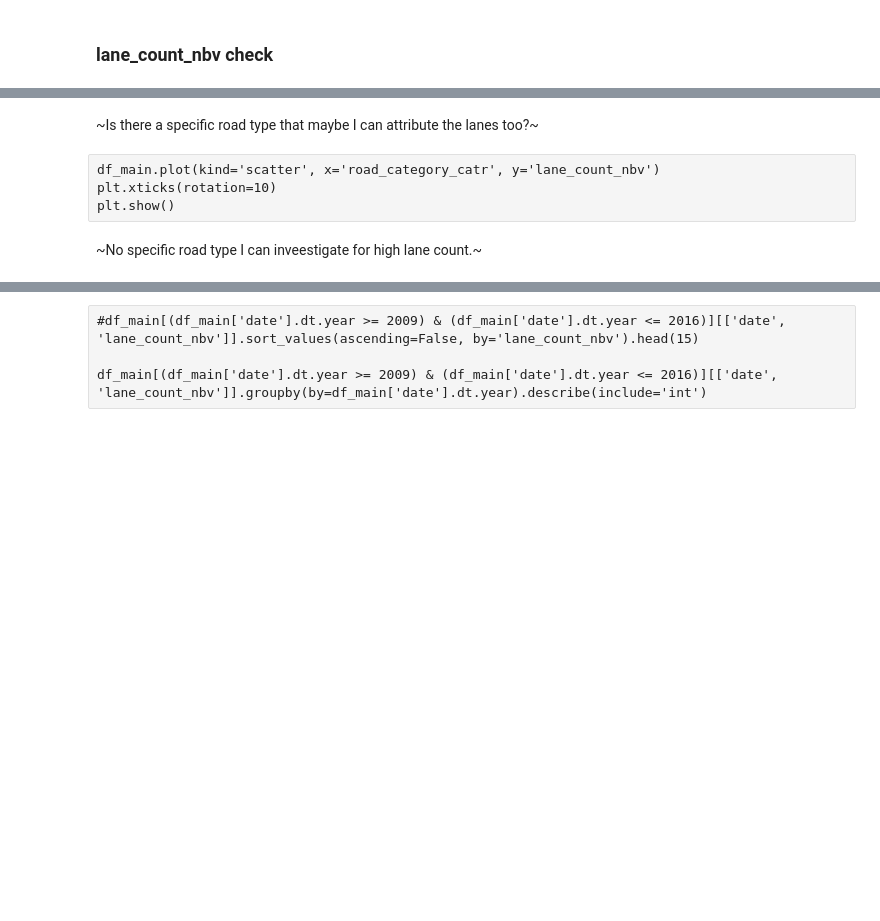
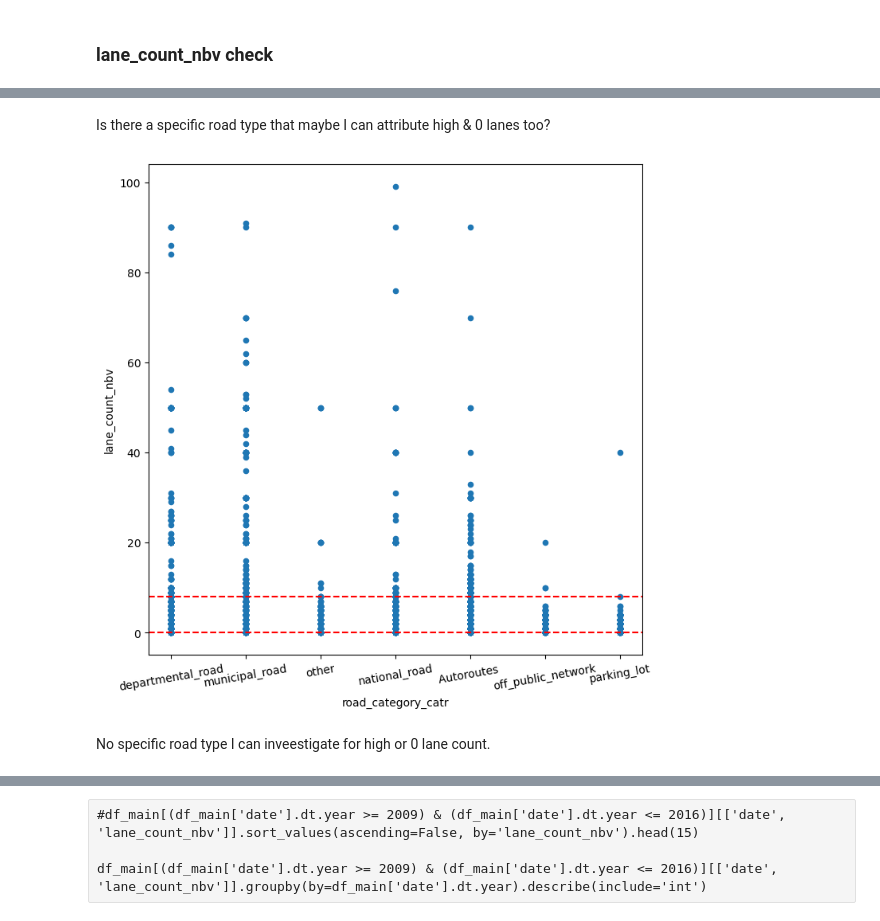
Before and after one commit to August-JF-Perez/AugustP_Crash_Location_Characterization, a Jupyter notebook: Capstone 3 Data Wrangling and EDA.ipynb, the cells around one changed output, grey strips where cells are left out. Saved outputs shown, nothing was run; the diff lists cells and outputs as text; code cells hidden in the pictures; blank space fills up the shorter version.

```diff
--- a/Capstone 3 Data Wrangling and EDA.ipynb
+++ b/Capstone 3 Data Wrangling and EDA.ipynb
@@ -1028,3 +1203,0 @@ Change col name of injury_severity_adj_grav to injury_count for clarity
-# %%
-df_users_agg.rename(columns={'ped_present':'ped_count', 'injury_severity_adj_grav':'injury_count'}, inplace=True)
-df_users_agg.head()
@@ -1162,2 +1501,0 @@ moot since I drop acc_id later, keeping this code until I'm sure no code further
-# %%
-df_main = df_main.sort_values(by='acc_id', ascending=True).reset_index(drop=True)
@@ -1239,7 +1654,9 @@ df_main.sample(5)
 collapsed since large output
 # %%
 #check for any missed values
-cat_cols = ['luminosity_lum', 'built_up_agg', 'intersection_type_int', 'weather_atm', 'collision_type_col', 'road_category_catr', 'road_type_circ', 'reserved_lane_type_vosp', 'road_slope_prof', 'road_curvature_plan', 'surface_cond_surf', 'infrastructure_infra', 'crash_location_situ']
+cat_cols = ['luminosity_lum', 'built_up_agg', 'intersection_type_int', 'weather_atm', 'collision_type_col',
+            'road_category_catr', 'road_type_circ', 'reserved_lane_type_vosp', 'road_slope_prof', 'road_curvature_plan',
+            'surface_cond_surf', 'infrastructure_infra', 'crash_location_situ', 'day_of_week']
 for col in cat_cols:
     print(df_main[col].value_counts(dropna=False))
     print()
@@ -1270,0 +1745,3 @@ df_main[num_cols].dtypes
+# %%
+df_main['ped_present'] = df_main['ped_present'].astype('bool')
+df_main['ped_present'].dtype
@@ -1307,10 +1833,16 @@ print('Percent: ', round(((df_main['lane_count_nbv'] > 8).sum() / len(df_main))
 # %% [markdown]
-~Is there a specific road type that maybe I can attribute the lanes too?~
+Is there a specific road type that maybe I can attribute high & 0 lanes too?
-# %% [raw]
-df_main.plot(kind='scatter', x='road_category_catr', y='lane_count_nbv')
-plt.xticks(rotation=10)
-plt.show()
+# %%
+df_main.plot(kind='scatter', x='road_category_catr', y='lane_count_nbv')
+plt.xticks(rotation=10)
+plt.axhline(y=0, color='r', linestyle='--')
+plt.axhline(y=8, color='r', linestyle='--')
+plt.show()
+
+#AP: added horizontal lines for y=0 (min lanes) & y=8 (max lanes I'll allow)
+# %% [output]
+[figure, added]
 # %% [markdown]
-~No specific road type I can inveestigate for high lane count.~
+No specific road type I can inveestigate for high or 0 lane count.
 # %%
 sns.scatterplot(data=df_main, x=df_main['date'].dt.year, y=df_main['lane_count_nbv'])
```
Also changed, not shown: parts of 161 cells of this notebook.
